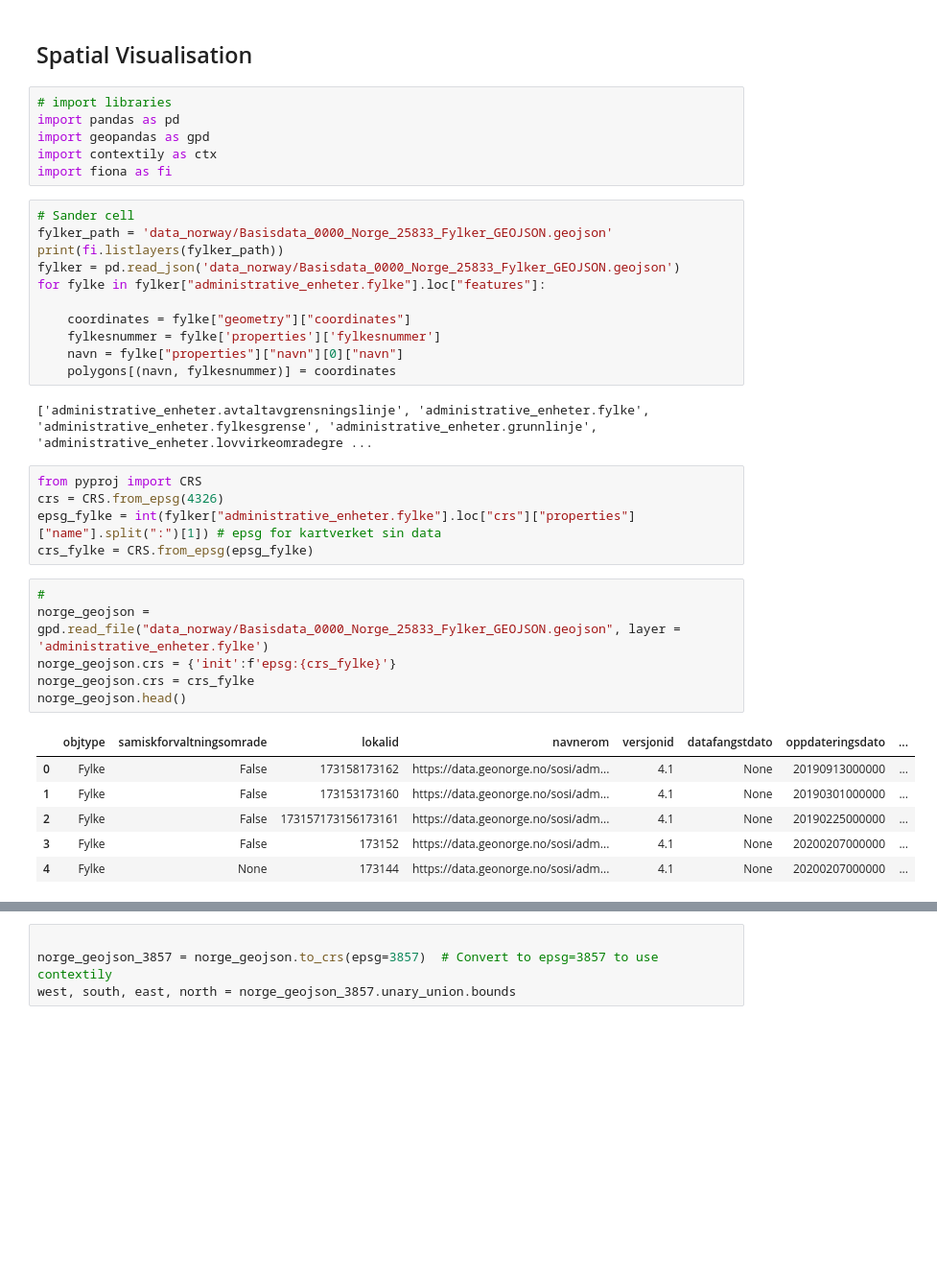
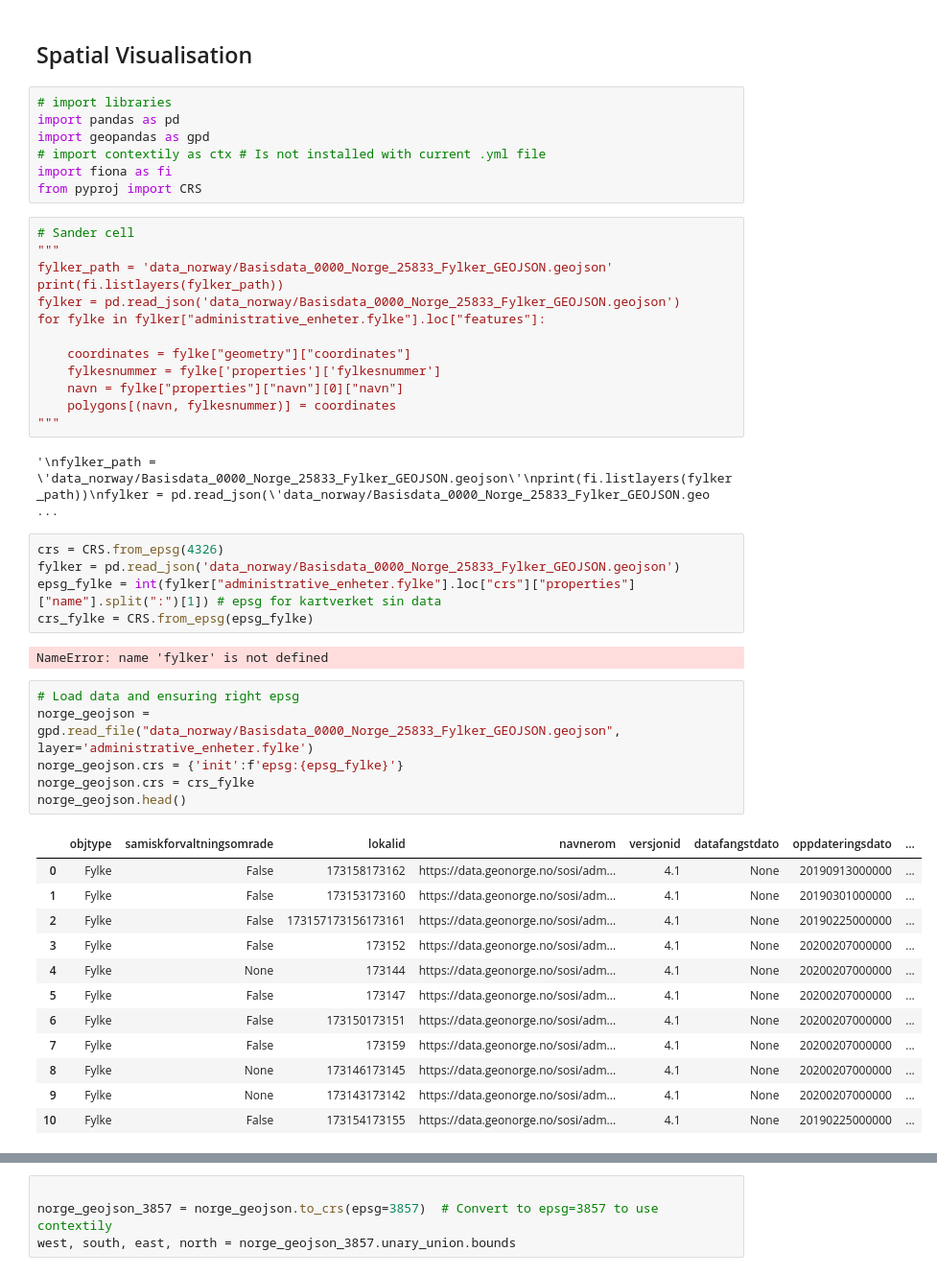
Before and after one commit to bendiknordeng/Epidemiologic-Strategies, a Jupyter notebook: peder/simulations_norway.ipynb, the cells around one changed output, grey strips where cells are left out. Shown at 96% size. Drawn from its saved outputs; the diff is of its cells as text; blank space fills up the shorter version.

```diff
--- a/peder/simulations_norway.ipynb
+++ b/peder/simulations_norway.ipynb
@@ -93,10 +85,12 @@ Max number of hospitalised people:  184625
 # import libraries
 import pandas as pd
 import geopandas as gpd
-import contextily as ctx
+# import contextily as ctx # Is not installed with current .yml file
 import fiona as fi
+from pyproj import CRS
 # %%
 # Sander cell
+"""
 fylker_path = 'data_norway/Basisdata_0000_Norge_25833_Fylker_GEOJSON.geojson'
 print(fi.listlayers(fylker_path))
 fylker = pd.read_json('data_norway/Basisdata_0000_Norge_25833_Fylker_GEOJSON.geojson')
@@ -106,26 +100,35 @@ for fylke in fylker["administrative_enheter.fylke"].loc["features"]:
     fylkesnummer = fylke['properties']['fylkesnummer']
     navn = fylke["properties"]["navn"][0]["navn"]
     polygons[(navn, fylkesnummer)] = coordinates
+"""
 # %% [output]
-['administrative_enheter.avtaltavgrensningslinje', 'administrative_enheter.fylke', 'administrative_enheter.fylkesgrense', 'administrative_enheter.grunnlinje', 'administrative_enheter.lovvirkeomradegre ...
+'\nfylker_path = \'data_norway/Basisdata_0000_Norge_25833_Fylker_GEOJSON.geojson\'\nprint(fi.listlayers(fylker_path))\nfylker = pd.read_json(\'data_norway/Basisdata_0000_Norge_25833_Fylker_GEOJSON.geo ...
 # %%
-from pyproj import CRS
 crs = CRS.from_epsg(4326)
+fylker = pd.read_json('data_norway/Basisdata_0000_Norge_25833_Fylker_GEOJSON.geojson')
 epsg_fylke = int(fylker["administrative_enheter.fylke"].loc["crs"]["properties"]["name"].split(":")[1]) # epsg for kartverket sin data
 crs_fylke = CRS.from_epsg(epsg_fylke)
+# %% [output]
+NameError: name 'fylker' is not defined
 # %%
-#
-norge_geojson = gpd.read_file("data_norway/Basisdata_0000_Norge_25833_Fylker_GEOJSON.geojson", layer = 'administrative_enheter.fylke')
-norge_geojson.crs = {'init':f'epsg:{crs_fylke}'}
+# Load data and ensuring right epsg
+norge_geojson = gpd.read_file("data_norway/Basisdata_0000_Norge_25833_Fylker_GEOJSON.geojson", layer='administrative_enheter.fylke')
+norge_geojson.crs = {'init':f'epsg:{epsg_fylke}'}
 norge_geojson.crs = crs_fylke
 norge_geojson.head()
 # %% [output]
 |  | objtype | samiskforvaltningsomrade | lokalid | navnerom | versjonid | datafangstdato | oppdateringsdato | ... |
 | 0 | Fylke | False | 173158173162 | https://data.geonorge.no/sosi/adm... | 4.1 | None | 20190913000000 | ... |
 | 1 | Fylke | False | 173153173160 | https://data.geonorge.no/sosi/adm... | 4.1 | None | 20190301000000 | ... |
 | 2 | Fylke | False | 173157173156173161 | https://data.geonorge.no/sosi/adm... | 4.1 | None | 20190225000000 | ... |
 | 3 | Fylke | False | 173152 | https://data.geonorge.no/sosi/adm... | 4.1 | None | 20200207000000 | ... |
 | 4 | Fylke | None | 173144 | https://data.geonorge.no/sosi/adm... | 4.1 | None | 20200207000000 | ... |
+| 5 | Fylke | False | 173147 | https://data.geonorge.no/sosi/adm... | 4.1 | None | 20200207000000 | ... |
+| 6 | Fylke | False | 173150173151 | https://data.geonorge.no/sosi/adm... | 4.1 | None | 20200207000000 | ... |
+| 7 | Fylke | False | 173159 | https://data.geonorge.no/sosi/adm... | 4.1 | None | 20200207000000 | ... |
+| 8 | Fylke | None | 173146173145 | https://data.geonorge.no/sosi/adm... | 4.1 | None | 20200207000000 | ... |
+| 9 | Fylke | None | 173143173142 | https://data.geonorge.no/sosi/adm... | 4.1 | None | 20200207000000 | ... |
+| 10 | Fylke | False | 173154173155 | https://data.geonorge.no/sosi/adm... | 4.1 | None | 20190225000000 | ... |
 # %%
 norge_geojson.crs
 # %% [output]
```
Also changed, not shown: parts of 19 cells of this notebook, 33 other files.
